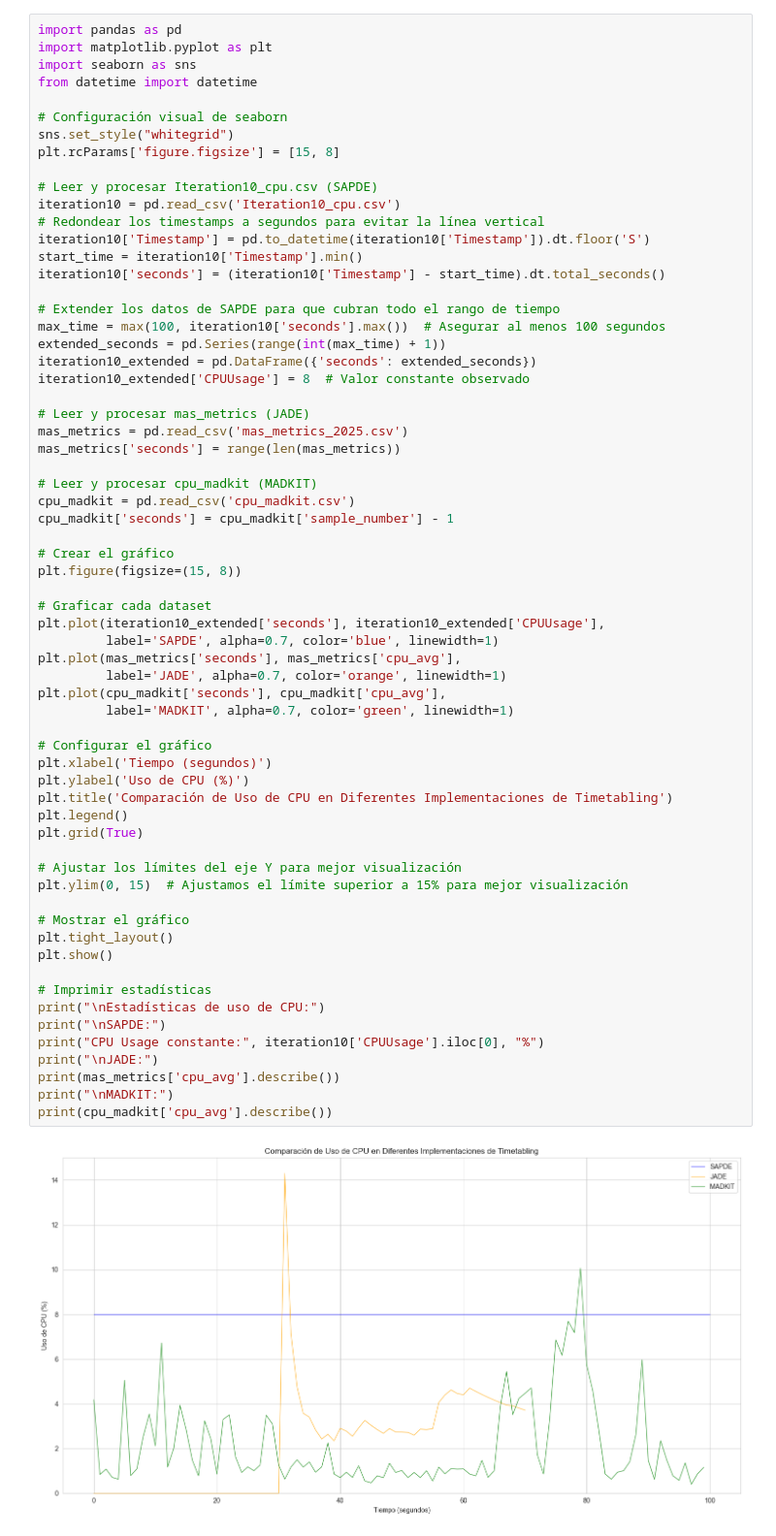
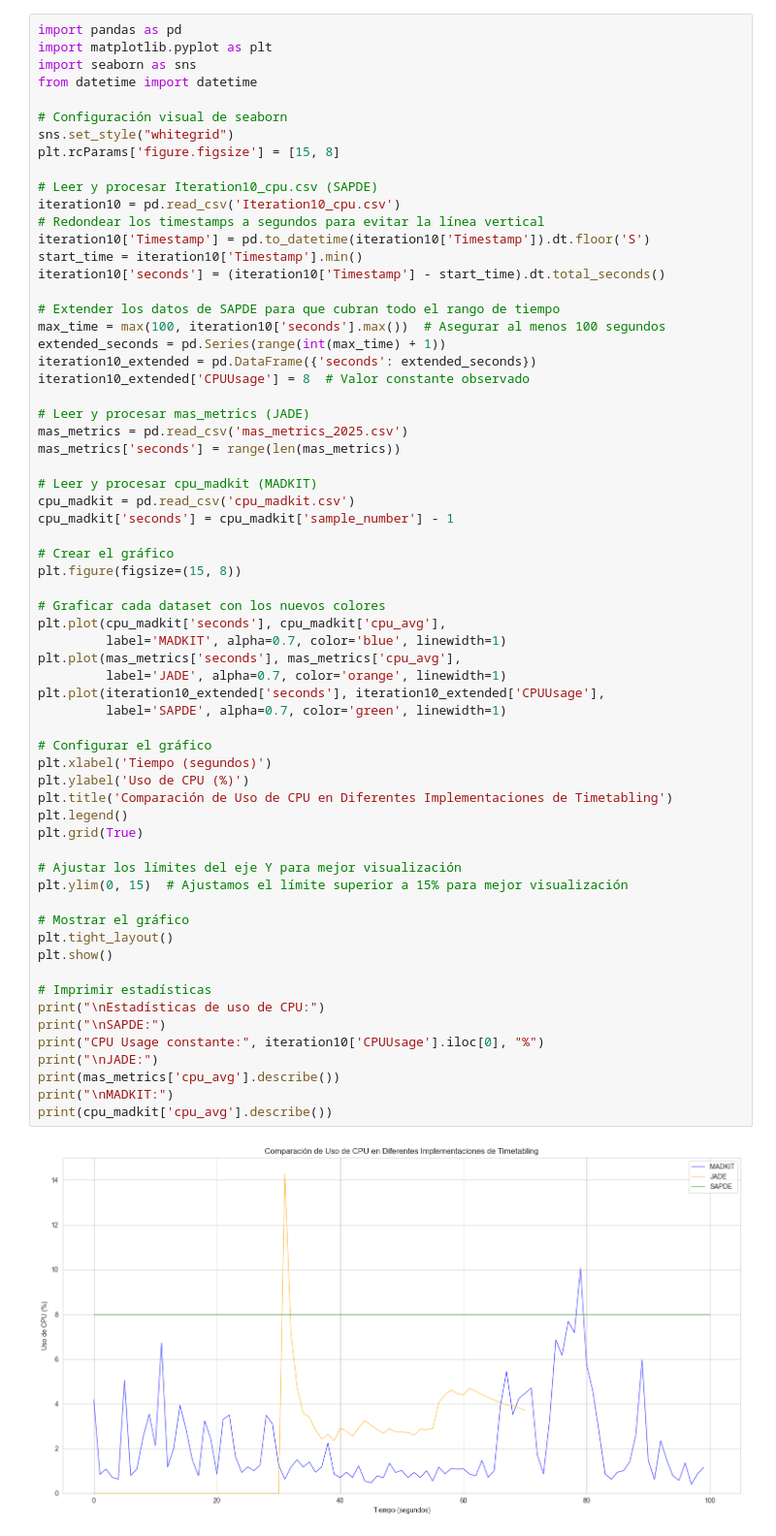
Before and after one commit to Francoo86/JADE-Timetabling-Redux, a Jupyter notebook: agent_output/Metricas/CPU/cpu.ipynb, the cells around one changed output. Shown: that part at 97% size. Saved outputs shown, nothing was run; the diff lists cells and outputs as text.

Commit message:
cpu same colors

```diff
--- a/agent_output/Metricas/CPU/cpu.ipynb
+++ b/agent_output/Metricas/CPU/cpu.ipynb
@@ -31,39 +31,39 @@ cpu_madkit['seconds'] = cpu_madkit['sample_number'] - 1
 
 # Crear el gráfico
 plt.figure(figsize=(15, 8))
 
-# Graficar cada dataset
-plt.plot(iteration10_extended['seconds'], iteration10_extended['CPUUsage'],
-         label='SAPDE', alpha=0.7, color='blue', linewidth=1)
+# Graficar cada dataset con los nuevos colores
+plt.plot(cpu_madkit['seconds'], cpu_madkit['cpu_avg'],
+         label='MADKIT', alpha=0.7, color='blue', linewidth=1)
 plt.plot(mas_metrics['seconds'], mas_metrics['cpu_avg'],
          label='JADE', alpha=0.7, color='orange', linewidth=1)
-plt.plot(cpu_madkit['seconds'], cpu_madkit['cpu_avg'],
-         label='MADKIT', alpha=0.7, color='green', linewidth=1)
+plt.plot(iteration10_extended['seconds'], iteration10_extended['CPUUsage'],
+         label='SAPDE', alpha=0.7, color='green', linewidth=1)
 
 # Configurar el gráfico
 plt.xlabel('Tiempo (segundos)')
 plt.ylabel('Uso de CPU (%)')
 plt.title('Comparación de Uso de CPU en Diferentes Implementaciones de Timetabling')
 plt.legend()
 plt.grid(True)
 
 # Ajustar los límites del eje Y para mejor visualización
 plt.ylim(0, 15)  # Ajustamos el límite superior a 15% para mejor visualización
 
 # Mostrar el gráfico
 plt.tight_layout()
 plt.show()
 
 # Imprimir estadísticas
 print("\nEstadísticas de uso de CPU:")
 print("\nSAPDE:")
 print("CPU Usage constante:", iteration10['CPUUsage'].iloc[0], "%")
 print("\nJADE:")
 print(mas_metrics['cpu_avg'].describe())
 print("\nMADKIT:")
 print(cpu_madkit['cpu_avg'].describe())
 # %% [output]
-[figure, old version]
+[figure, new version]
 Estadísticas de uso de CPU:
 
 SAPDE:
```
